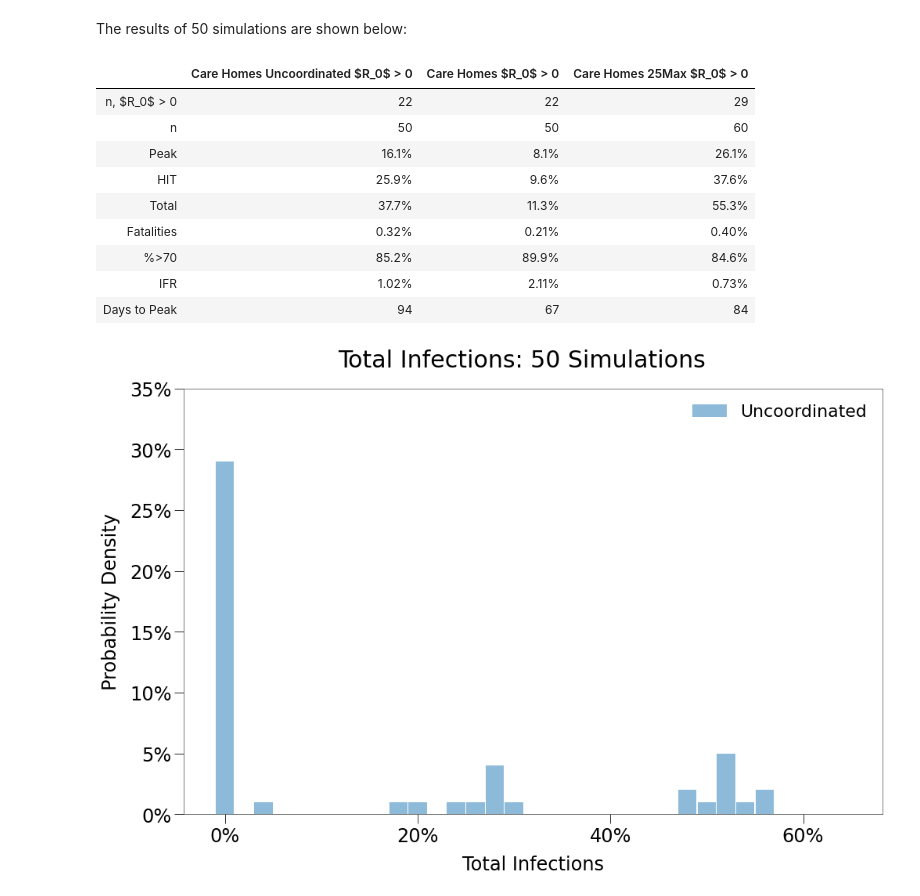
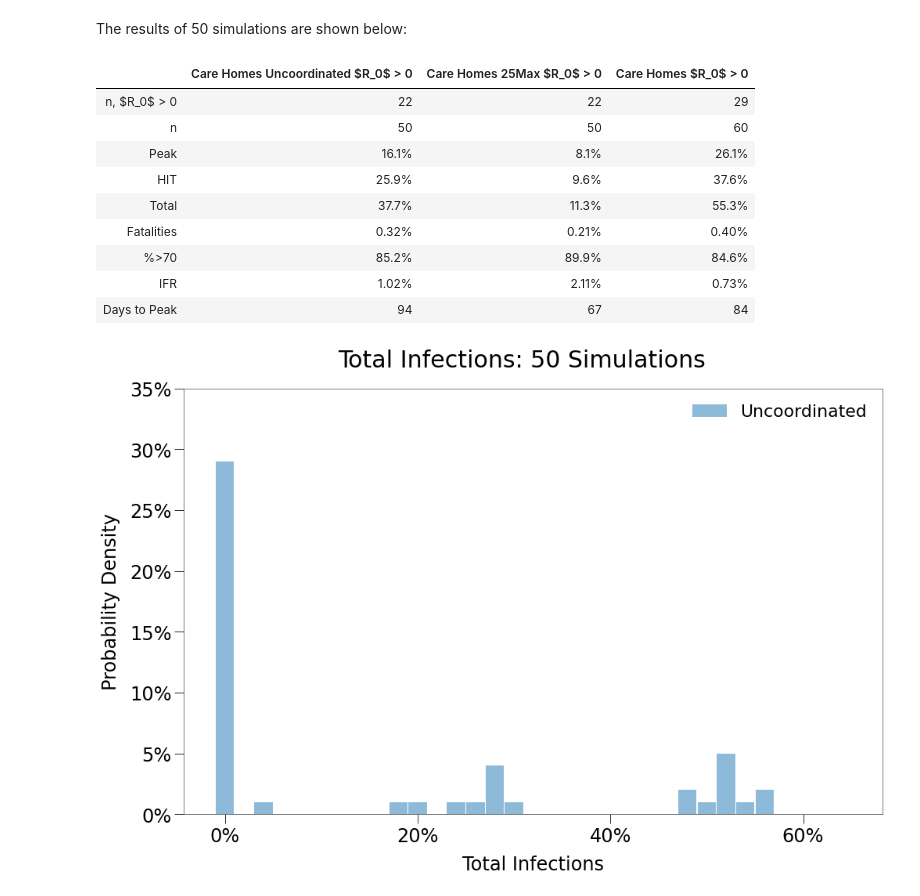
Before and after one commit to rjskene/rknotdocs, a Jupyter notebook: docs/multi.ipynb, the cells around one changed output. Drawn from its saved outputs; the diff is of its cells as text; code cells hidden in the pictures.

```diff
--- a/docs/multi.ipynb
+++ b/docs/multi.ipynb
@@ -1236,35 +1236,35 @@ import numpy as np
 from rknot.notebook import *
 
 path = 'vids/multi'
 slug = 'carehome_uncoord-pickled'
 file_ = os.path.join(path, 'sims', slug)
 sims = pickload(file_)
 
 last_date = sorted([dt.strptime(date, '%Y-%m-%d') for date in sims.keys()])[-1]
 last_date = last_date.strftime('%Y-%m-%d')
 
 with np.errstate(divide='ignore', invalid='ignore'):
     r_unco = [get_results(sim) for sim in sims[last_date]['sims']]
 
     r_unco = np.vstack(r_unco)
     m_unco = find_means(r_unco)
     m_gt0_unco = find_means_seconly(r_unco, m_unco)
 
 headers = [
     r'Care Homes<br>Uncoordinated<br>$R_0$ > 0',
+    r'Care Homes<br>25Max<br>$R_0$ > 0',
     r'Care Homes<br>$R_0$ > 0',
-    r'Care Homes<br>25Max<br>$R_0$ > 0'
 ]
 
 args = [m_gt0_unco, m_gt0_ch25, m_gt0_ch]
 sizes = [
     (find_seconly(r_unco).shape[0], r_unco.shape[0]),
     (find_seconly(r_ch25).shape[0], r_ch25.shape[0]),
     (find_seconly(r_ch).shape[0], r_ch.shape[0]),
 ]
 display(HTML(curve_table(headers, args, sizes)))
 # %% [output]
-|  | Care Homes Uncoordinated $R_0$ > 0 | Care Homes $R_0$ > 0 | Care Homes 25Max $R_0$ > 0 |
+|  | Care Homes Uncoordinated $R_0$ > 0 | Care Homes 25Max $R_0$ > 0 | Care Homes $R_0$ > 0 |
 | n, $R_0$ > 0 | 22 | 22 | 29 |
 | n | 50 | 50 | 60 |
 | Peak | 16.1% | 8.1% | 26.1% |
```
Also changed, not shown: parts of 1 cell of this notebook, 4 other files.
